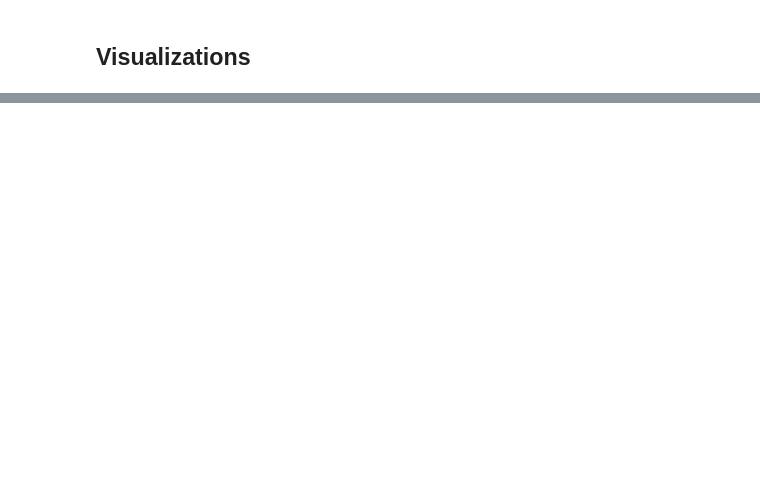
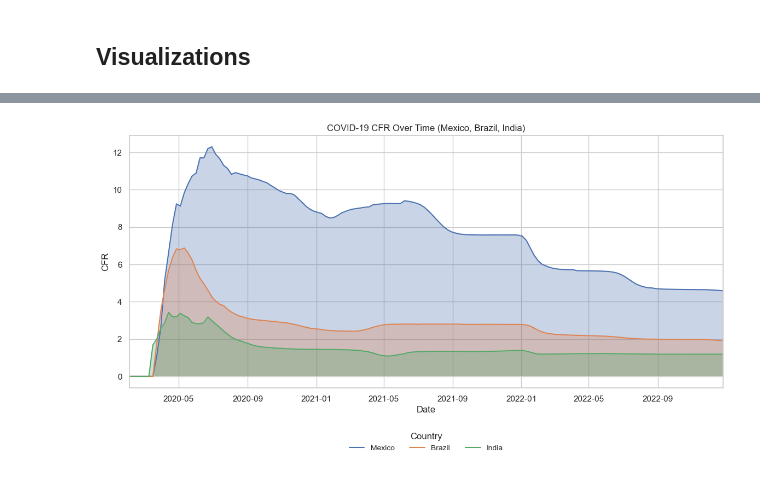
Before and after one commit to ECO225-W2025/eco225-project-code-RuofanChen3426, a Jupyter notebook: project_one.ipynb, the cells around one changed output, grey strips where cells are left out. Cells and saved outputs as stored; diff of their text form; code cells hidden in the pictures; blank space fills up the shorter version.

```diff
--- a/project_one.ipynb
+++ b/project_one.ipynb
@@ -522,0 +504,55 @@ plt.show()
+# %%
+
+
+# 选择需要的国家
+selected_countries = ["Mexico", "Brazil", "India"]
+
+# 筛选数据
+filtered_data = merged_data[merged_data["Country Name"].isin(selected_countries)]
+
+# 设置样式
+sns.set(style="whitegrid")
+plt.figure(figsize=(14, 6))
+
+# 遍历选定的国家，绘制面积图
+for country in selected_countries:
+    country_data = filtered_data[filtered_data["Country Name"] == country]
+
+    # 画折线图
+    sns.lineplot(
+        data=country_data,
+        x="date",
+        y="CFR",
+        label=country,
+        linewidth=1.5
+    )
+
+    # 画面积填充图
+    plt.fill_between(
+        country_data["date"],
+        country_data["CFR"],
+        alpha=0.3
+    )
+
+# 设置X轴范围
+plt.xlim(filtered_data["date"].min(), pd.to_datetime("2022-12-26"))
+
+# 添加标题和标签
+plt.title("COVID-19 CFR Over Time (Mexico, Brazil, India)")
+plt.xlabel("Date")
+plt.ylabel("CFR")
+
+# 调整图例位置
+plt.legend(
+    title="Country",
+    loc="upper center",
+    bbox_to_anchor=(0.5, -0.15),
+    ncol=3,
+    fontsize=10,
+    frameon=False
+)
+
+# 显示图表
+plt.show()
+# %% [output]
+[figure, added]
```
Also changed, not shown: parts of 25 cells of this notebook.
